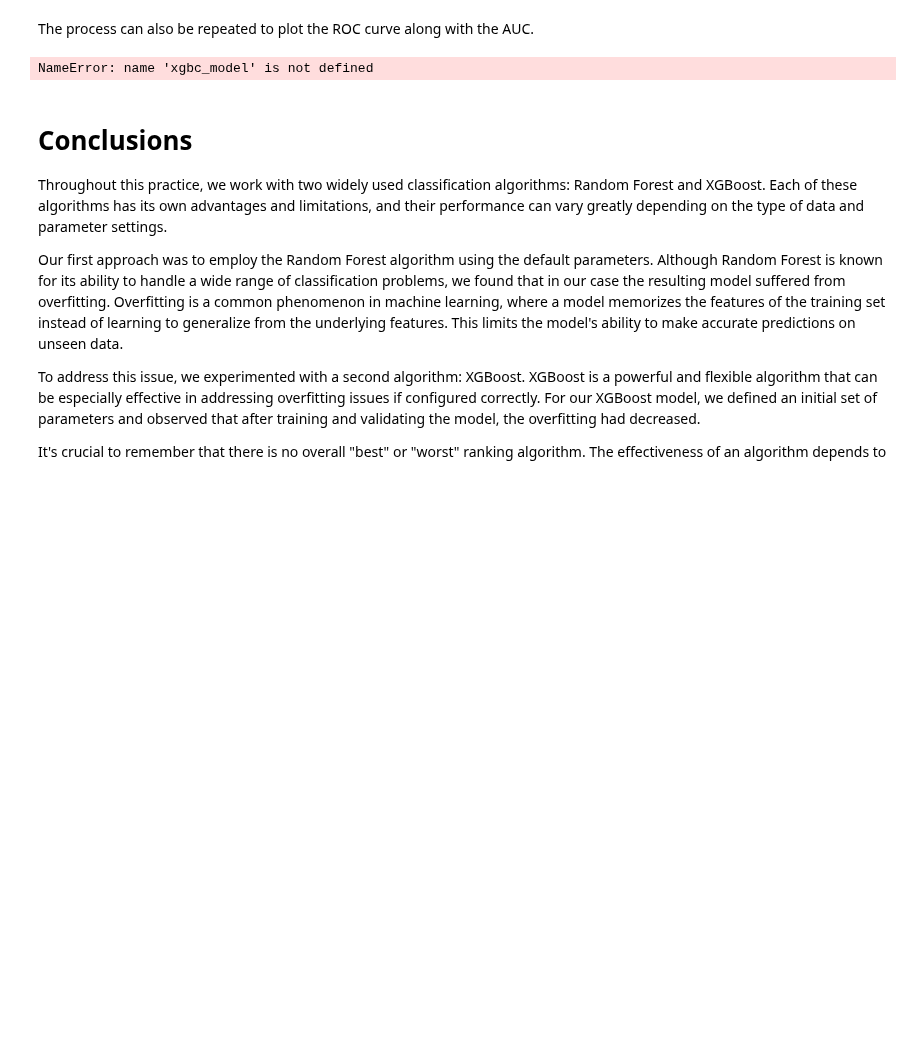
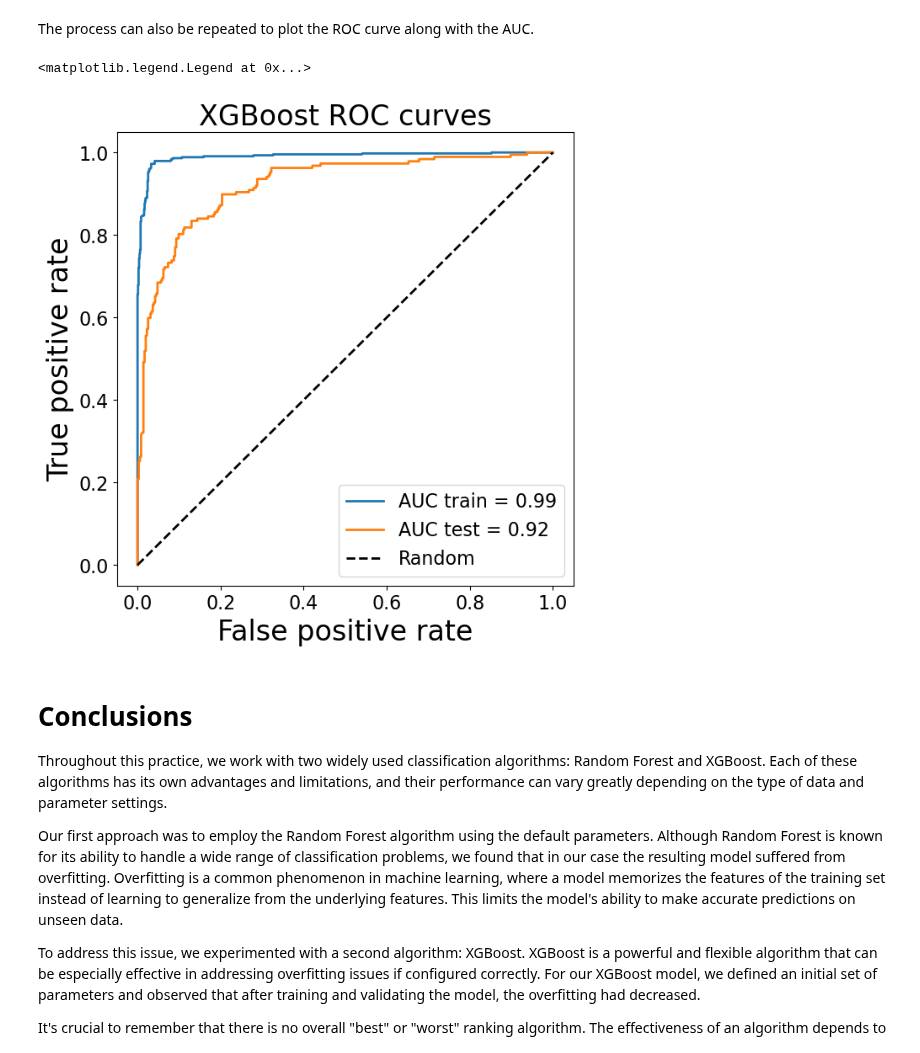
Before and after one commit to ramirezlab/CHEMO, a Jupyter notebook: 3_PART_THREE/3.2_Practica-1.en.ipynb, the cells around one changed output. Cells and saved outputs as stored; diff of their text form; code cells hidden in the pictures; blank space fills up the shorter version.

```diff
--- a/3_PART_THREE/3.2_Practica-1.en.ipynb
+++ b/3_PART_THREE/3.2_Practica-1.en.ipynb
@@ -402,10 +402,10 @@ xgbc_model = xgb.XGBClassifier()
 # training parameters
 params = {'objective': 'binary:logistic', 'early_stopping_rounds': 20,
            'enable_categorical': False, 'eval_metric': ['error', 'auc'],
-           'gamma': 0.2, 'gpu_id': 0, 'grow_policy': 'depthwise',
+           'gamma': 0.2, 'grow_policy': 'depthwise',
            'learning_rate': 0.32, 'max_depth': 7,
            'min_child_weight': 1, 'n_estimators': 100,
-           'scale_pos_weight': 3.271, 'subsample': 0.8, 'tree_method': 'gpu_hist',
+           'scale_pos_weight': 3.271, 'subsample': 0.8,
            'alpha': 0.2, 'lambda': 1.4}
 xgbc_model.set_params(**params)
 # %% [output]
@@ -465,27 +495,28 @@ The process can also be repeated to plot the ROC curve along with the AUC.
 # %%
 # Probability of predictions
 pred_prob_train = xgbc_model.predict_proba(X_train)[:, 1]
 pred_prob_test = xgbc_model.predict_proba(X_test)[:, 1]
 
 # false positive rates / true positive rates - training
 fpr_train, tpr_train, _ = roc_curve(y_train, pred_prob_train)
 roc_auc_train = auc(fpr_train, tpr_train)
 # false positive rates / true positive rates - test
 fpr_test, tpr_test, _ = roc_curve(y_test, pred_prob_test)
-roc_auc_test = auc(rfp_test, tpr_test)
+roc_auc_test = auc(fpr_test, tpr_test)
 
 plt.figure(figsize=(7, 7))
 plt.plot(fpr_train, tpr_train, label=f'AUC train = {roc_auc_train:.2f}', lw=2)
 plt.plot(fpr_test, tpr_test, label=f'AUC test = {roc_auc_test:.2f}', lw=2)
 plt.plot([0, 1], [0, 1], linestyle='--', label='Random', lw=2, color="black") # Random curve
 
 plt.xlabel('False positive rate', size=24)
 plt.ylabel('True positive rate', size=24)
 plt.title('XGBoost ROC curves', size=24)
 plt.tick_params(labelsize=16)
 plt.legend(fontsize=16)
 # %% [output]
-NameError: name 'xgbc_model' is not defined
+<matplotlib.legend.Legend at 0x...>
+[figure, added]
 # %% [markdown]
 # Conclusions
 Throughout this practice, we work with two widely used classification algorithms: Random Forest and XGBoost. Each of these algorithms has its own advantages and limitations, and their performance can vary greatly depending on the type of data and parameter settings.
```
Also changed, not shown: parts of 9 cells of this notebook, 1 other file.
